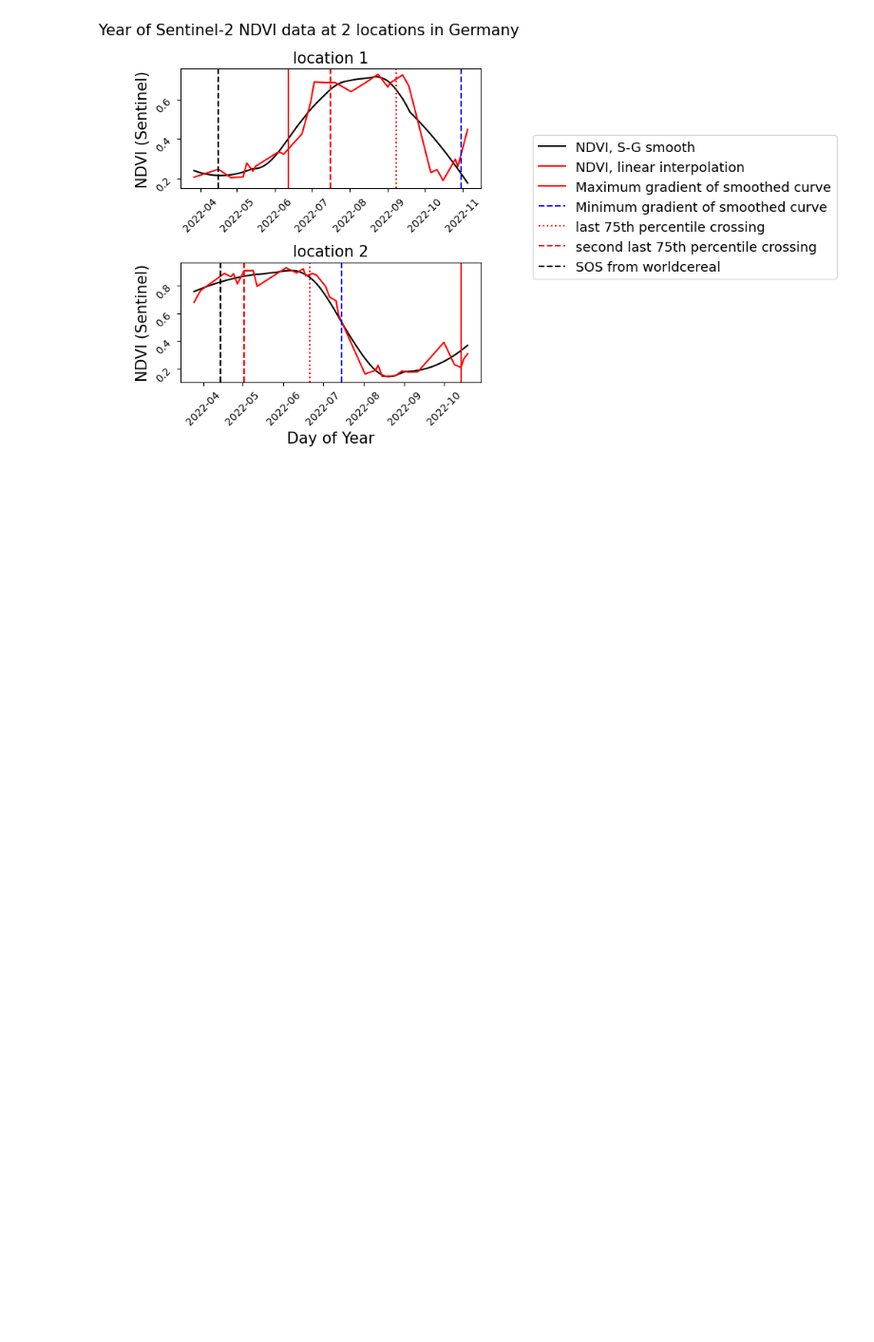
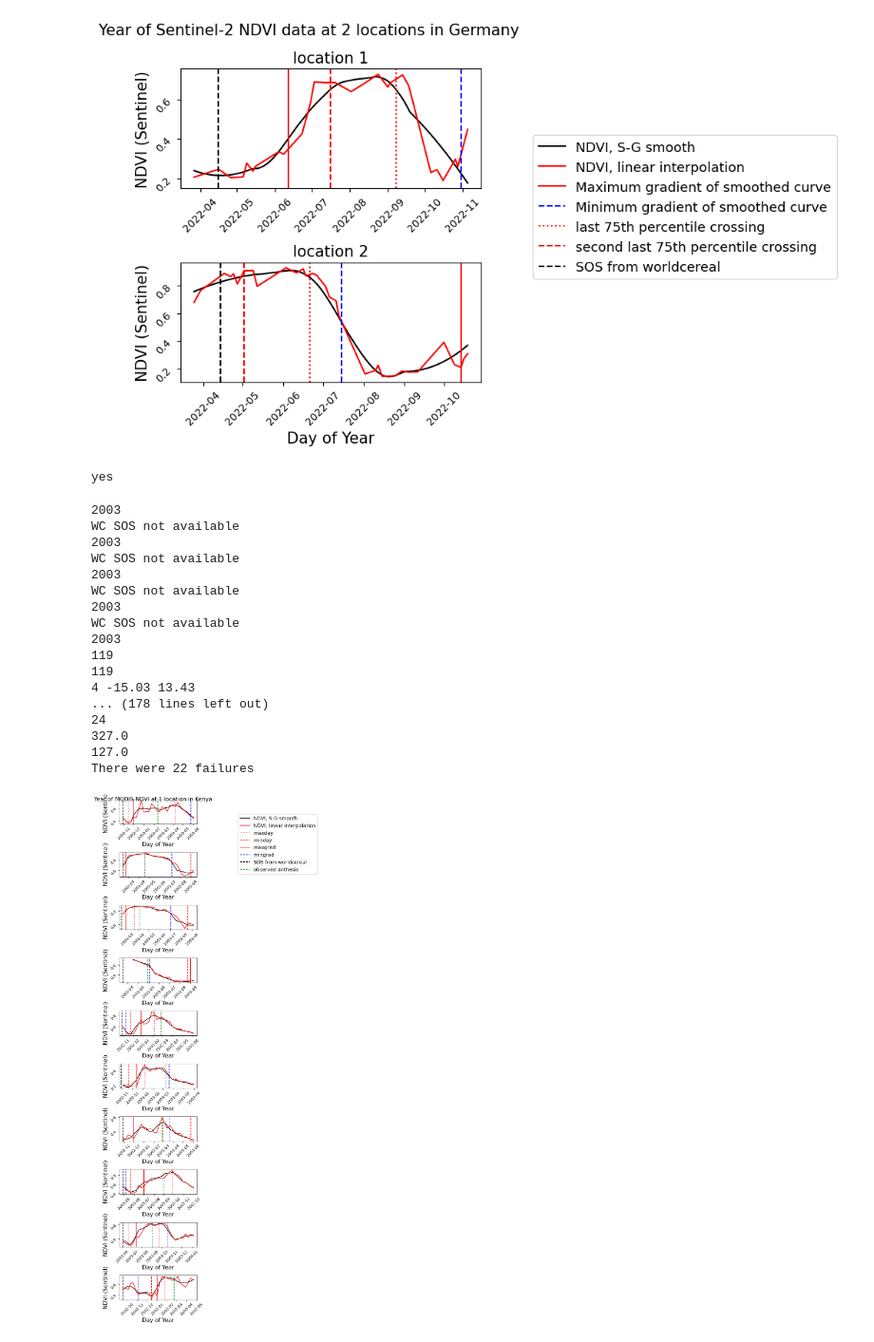
Before and after one commit to MartinP556/Satellite_Feature_Extraction, a Jupyter notebook: first_try_logit2.ipynb, the cells around one changed output. Shown at 95% size. Saved outputs shown, nothing was run; the diff lists cells and outputs as text; code cells hidden in the pictures; blank space fills up the shorter version.

```diff
--- a/first_try_logit2.ipynb
+++ b/first_try_logit2.ipynb
@@ -21,20 +21,6 @@ from scipy.interpolate import make_smoothing_spline
 import warnings
 warnings.simplefilter(action='ignore', category=FutureWarning)
 #
-# %%
-lat_station = ds_station['lat'].iloc[0]
-lon_station = ds_station['lon'].iloc[0]
-if data_type != 'dwd':
-    if data_type == 'CIMMYT':
-        phen_data = pd.read_csv('C:\\Users\\wlwc1989\\Documents\\Phenology_Test_Notebooks\\phenology_dwd\\African_data\\with_SOS\\CIMMYT_phen_data.csv')
-    elif data_type == 'TAMASA_TZ':
-        phen_data = pd.read_csv('C:\\Users\\wlwc1989\\Documents\\Phenology_Test_Notebooks\\phenology_dwd\\African_data\\with_SOS\\TAMASA_TZ.csv')
-    elif data_type == 'TAMASA_ET':
-        phen_data = pd.read_csv('C:\\Users\\wlwc1989\\Documents\\Phenology_Test_Notebooks\\phenology_dwd\\African_data\\with_SOS\\TAMASA_ET.csv')
-    SOS = WC_SOS_CIMMYT(lat_station, lon_station, phen_data_CIMMYT = phen_data)
-    EOS = WC_EOS_CIMMYT(lat_station, lon_station, phen_data_CIMMYT = phen_data)
-else:
-    SOS =
 # %%
 def cross_percentile_date(smoothed_series, percentile):
     # Calculate the 90th percentile
@@ -346,0 +337,10 @@ def columns_to_datetime(ds, columns):
+# %%
+def prepare_African_phen_ds(ds, phase):
+    ds['yrcode'] = ds[f'observed time to {phase}'].dt.year
+    columns_to_keep = ['lat', 'lon', 'Stations_id', f'observed time to {phase}', 'yrcode', 'SOS', 'EOS', 'SOS2', 'EOS2']
+    if np.isin('PlantingDate', ds.columns):
+        print('yes')
+        columns_to_keep.append('PlantingDate')
+    ds = ds[columns_to_keep].groupby(['Stations_id', 'yrcode', 'lat', 'lon']).mean().reset_index()
+    ds = WC_date_from_columns(ds, phase)
+    return ds
@@ -834,3 +578,44 @@ def plot_many_NDVI_curves(ds, year, font_size = 15, interp_method = 'linear',
     print(data_cleaning.WC_SOS(latlon['lon'], latlon['lat']))
     print(data_cleaning.WC_EOS(latlon['lon'], latlon['lat']))
     print(f'There were {failures} failures')
+# %%
+phen_data_CIMMYT = pd.read_csv('C:\\Users\\wlwc1989\\Documents\\Phenology_Test_Notebooks\\phenology_dwd\\African_data\\with_SOS\\CIMMYT_phen_data.csv')
+phen_data_CIMMYT = data_cleaning.columns_to_datetime(phen_data_CIMMYT, ['PlantingDate', 'AnthesisDate', 'DaysToSilk'])
+phen_data_CIMMYT = phen_data_CIMMYT.rename(columns={'AnthesisDate': 'observed time to beginning of flowering'})
+phen_data_CIMMYT = prepare_African_phen_ds(phen_data_CIMMYT, 'beginning of flowering')#'PlantingDate',
+phen_data_CIMMYT = phen_data_CIMMYT.loc[(phen_data_CIMMYT['observed time to beginning of flowering'] - phen_data_CIMMYT['WC SOS date']).dt.days < 240]
+# %% [output]
+yes
+# %%
+ds_list = []
+for first_in_file in range(0, 110, 10):
+    ds_list.append(pd.read_csv(f'C:\\Users\\wlwc1989\\Documents\\Phenology_Test_Notebooks\\earth_engine_MP\\Saved_files\\MODIS\\Kenya\\CIMMYT_one_pixel_with_SOS_{first_in_file}.csv'))
+ds = pd.concat(ds_list, axis = 0)
+ds = prepare_obs_for_LSP(ds, instrument='MODIS')[1:]
+ds['NDVI'] = ds['NDVI']
+obs_data = phen_data_CIMMYT.copy()
+obs_data = obs_data.drop(columns=['lat', 'lon'])#'Unnamed: 0',
+obs_data = obs_data.rename(columns={'Stations_id':'Stations_Id', 'Referenzjahr': 'year'})
+ds = pd.merge(ds, obs_data, on=['Stations_Id', 'year'], how = 'outer')
+plot_many_NDVI_curves(ds, 2003, font_size = 15, curve='spline', window_length=8, variable_name='NDVI', interp_method='MVI', data_type = 'CIMMYT', phen_data = phen_data_CIMMYT)
+phen_data_CIMMYT['WC SOS date'] = phen_data_CIMMYT['PlantingDate']
+plot_many_NDVI_curves(ds, 2003, font_size = 15, curve='spline', window_length=8, variable_name='NDVI', interp_method='MVI', data_type = 'CIMMYT', phen_data = phen_data_CIMMYT)
+# %% [output]
+2003
+WC SOS not available
+2003
+WC SOS not available
+2003
+WC SOS not available
+2003
+WC SOS not available
+2003
+119
+119
+4 -15.03 13.43
+... (178 lines left out)
+24
+327.0
+127.0
+There were 22 failures
+[figure, added]
```
Also changed, not shown: parts of 22 cells of this notebook, 1 other file.
